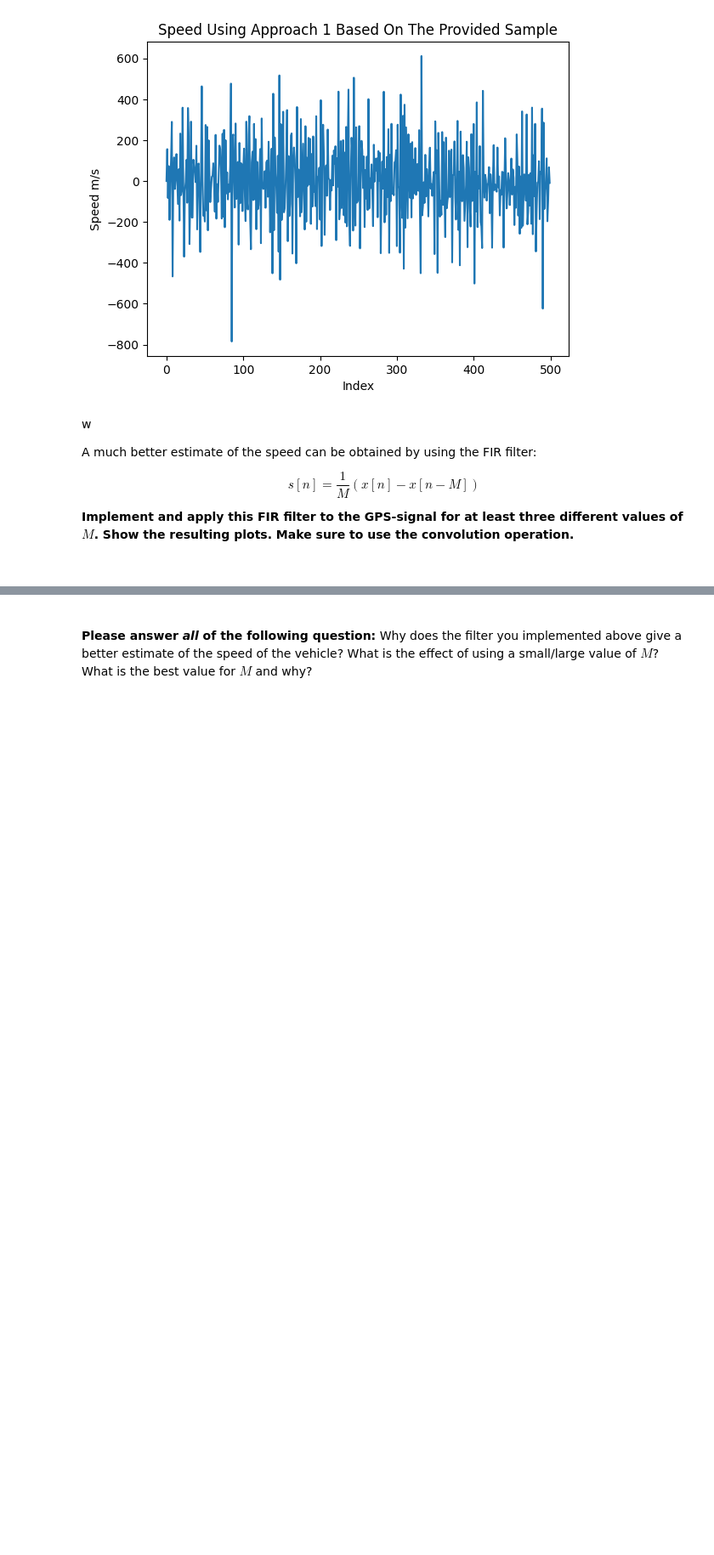
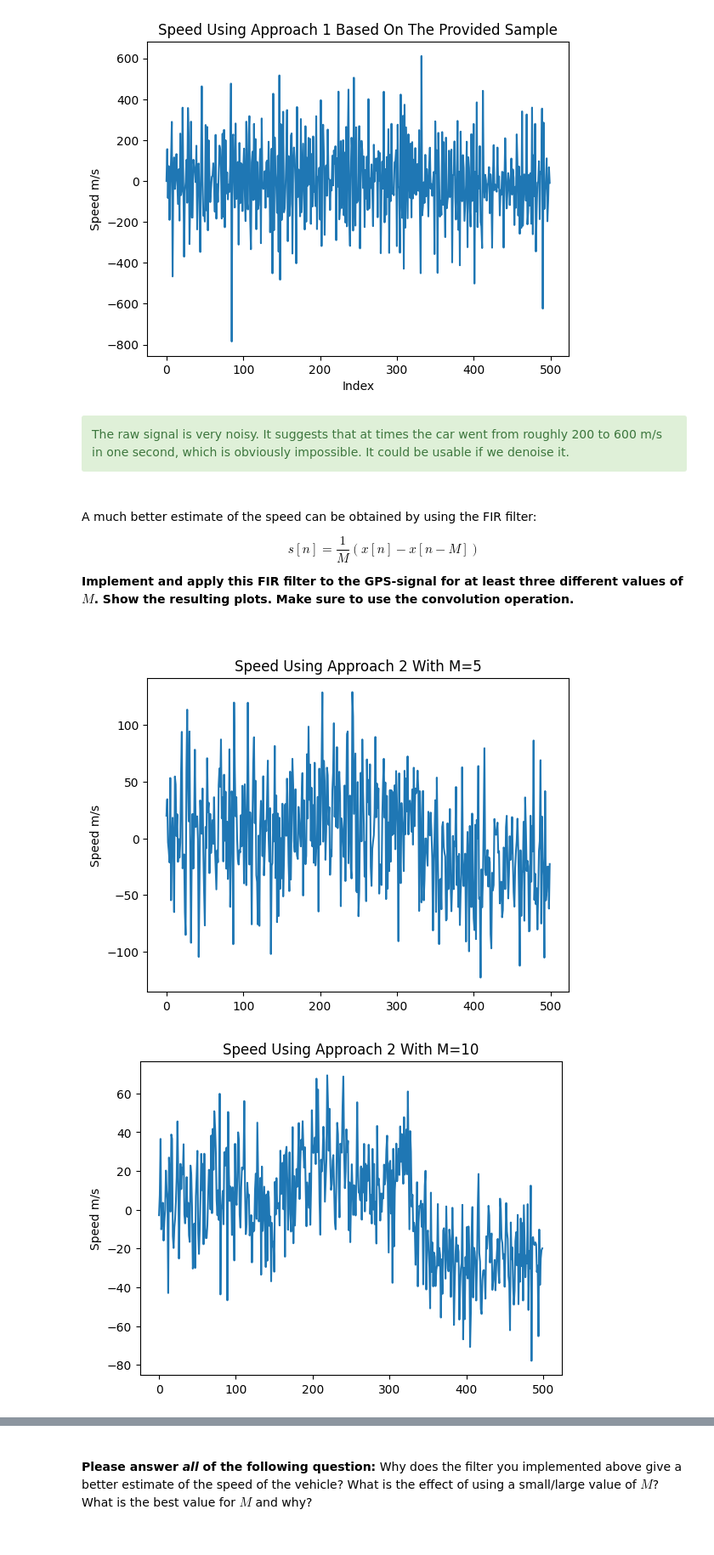
Before and after one commit to imonous/tud-cse2220-labs, a Jupyter notebook: wk3/Assignments_Week_III.ipynb, the cells around one changed output, grey strips where cells are left out. Shown at 85% size. Drawn from its saved outputs; the diff is of its cells as text; code cells hidden in the pictures; blank space fills up the shorter version.

```diff
--- a/wk3/Assignments_Week_III.ipynb
+++ b/wk3/Assignments_Week_III.ipynb
@@ -209,8 +220,12 @@ plt.xlabel("Index")
 plt.show()
 # %% [output]
 [figure]
+# %% [markdown]
+<div class="alert alert-block alert-success">
+  The raw signal is very noisy. It suggests that at times the car went from roughly 200 to 600 m/s in one second, which is obviously impossible. It could be usable if we denoise it.
+</div>
 # %% [markdown]
-w<br>
+<br>
 
 A much better estimate of the speed can be obtained by using the FIR filter:
 
@@ -225,0 +239,16 @@ A much better estimate of the speed can be obtained by using the FIR filter:
+# %%
+Ms = [5, 10, 15, 25, 30, 50, 100, 350]
+for M in Ms:
+    impulse_response = np.zeros(shape=M+1)
+    impulse_response[0] = 1
+    impulse_response[M] = -1
+
+    yy = (1/M) * np.convolve(gpsposition, impulse_response, mode="same")
+
+    plt.title(f"Speed Using Approach 2 With M={M}")
+    plt.ylabel("Speed m/s")
+    plt.plot(yy)
+    plt.show()
+# %% [output]
+[figure, added]
+[figure, added]
```
Also changed, not shown: parts of 13 cells of this notebook.
